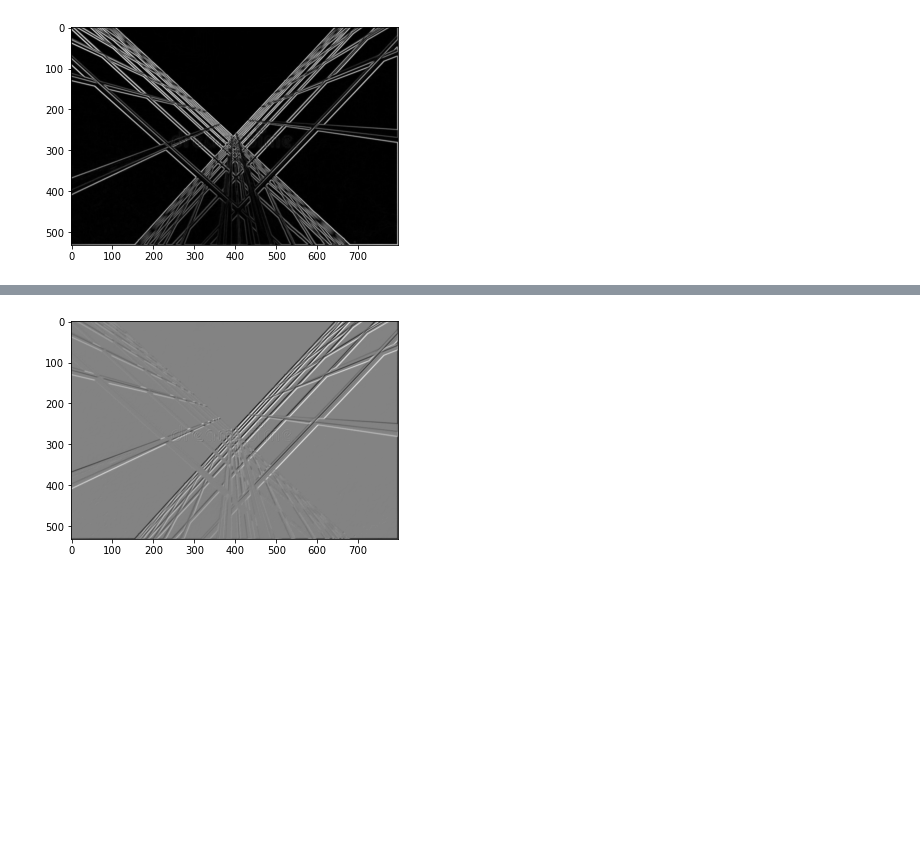
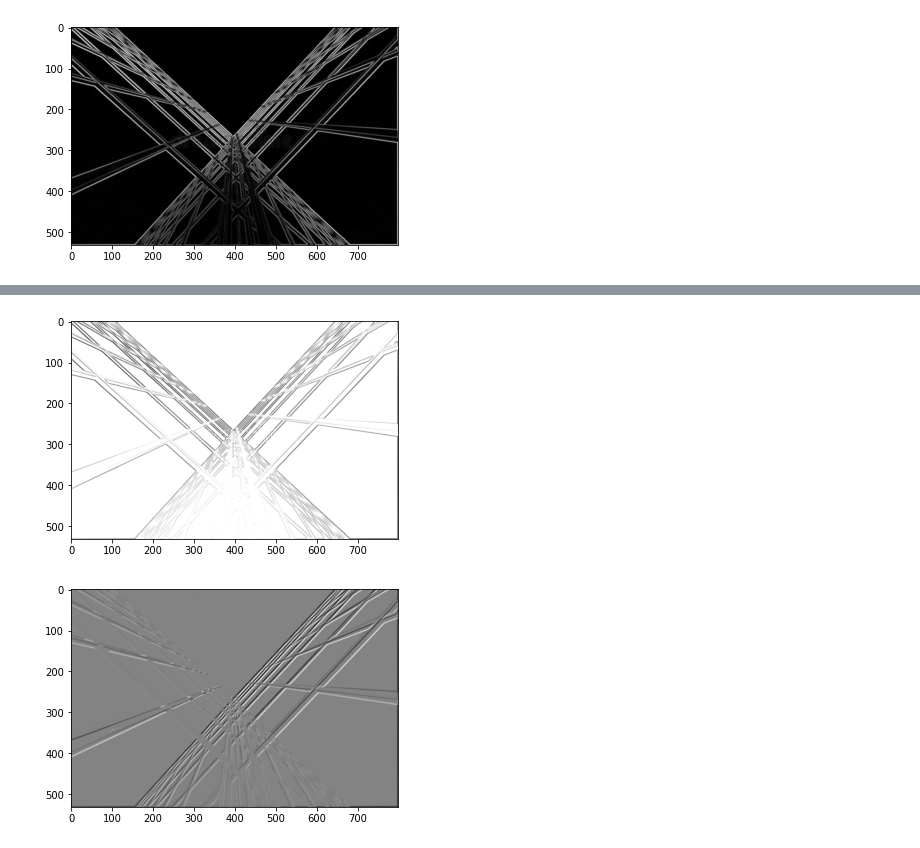
Before and after one commit to JHludwolf/AgentesInteligentes, a Jupyter notebook: Segundo Parcial/BorderDetection/BorderDetection.ipynb, the cells around one changed output, grey strips where cells are left out. Cells and saved outputs as stored; diff of their text form; code cells hidden in the pictures; blank space fills up the shorter version.

```diff
--- a/Segundo Parcial/BorderDetection/BorderDetection.ipynb
+++ b/Segundo Parcial/BorderDetection/BorderDetection.ipynb
@@ -224,3 +224,9 @@ plt.imshow(image_grad, cmap='gray')
 plt.show()
 # %% [output]
 [figure]
+# %%
+k = 0.5
+detA = image_gradx * image_grady - image_grad ** 2
+# trace
+traceA = image_gradx + image_grady
+harris_response = detA - k * traceA ** 2
@@ -227,3 +249,9 @@ plt.show()
+# %%
+plt.figure()
+plt.imshow(harris_response, cmap='gray')
+plt.show()
+# %% [output]
+[figure, added]
 # %%
 image_gradf=convolve(image_blur,edge_dec)
 plt.figure()
```
Also changed, not shown: parts of 1 cell of this notebook.
